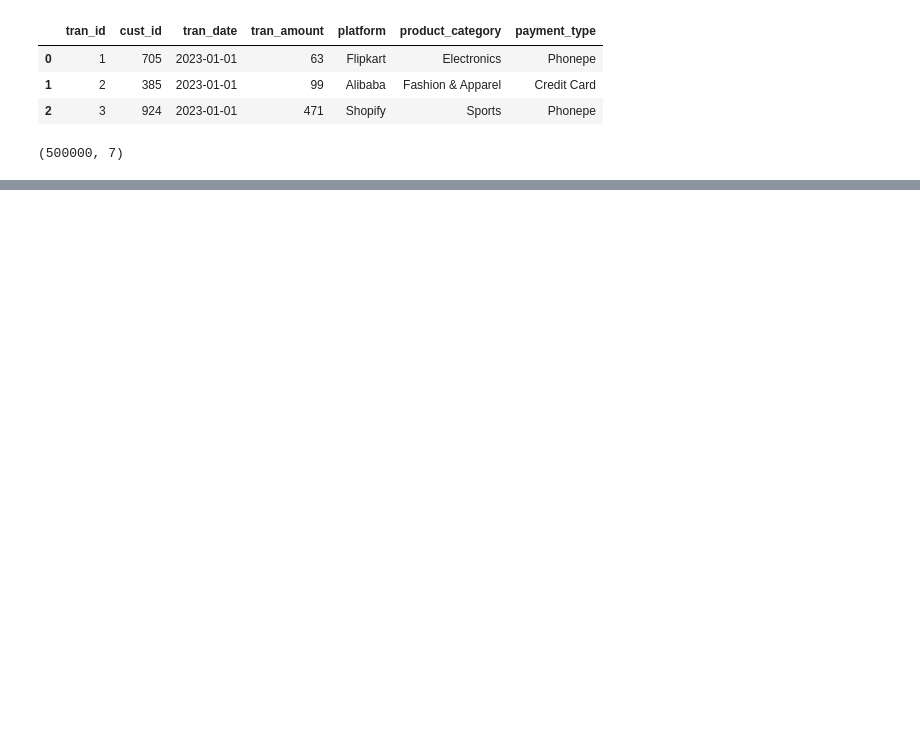
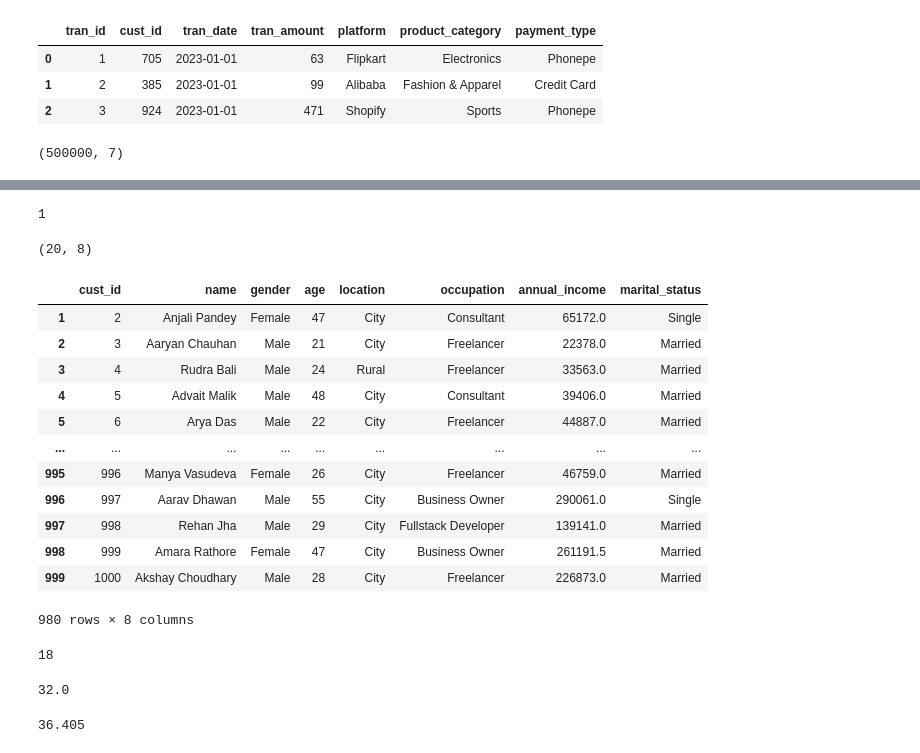
Before and after one commit to jdhova/DummyBank, a Jupyter notebook: DummyBank.ipynb, the cells around one changed output, grey strips where cells are left out. Cells and saved outputs as stored; diff of their text form; code cells hidden in the pictures; blank space fills up the shorter version.

```diff
--- a/DummyBank.ipynb
+++ b/DummyBank.ipynb
@@ -42,0 +185,37 @@ data_transactions.shape
+# %%
+outliarsData1.age.min()
+# %% [output]
+1
+# %%
+outliarsData1.shape
+# %% [output]
+(20, 8)
+# %%
+validData1 = data_customers2[(data_customers2.age>14)&(data_customers2.age<81)]
+validData1
+# %% [output]
+|  | cust_id | name | gender | age | location | occupation | annual_income | marital_status |
+| 1 | 2 | Anjali Pandey | Female | 47 | City | Consultant | 65172.0 | Single |
+| 2 | 3 | Aaryan Chauhan | Male | 21 | City | Freelancer | 22378.0 | Married |
+| 3 | 4 | Rudra Bali | Male | 24 | Rural | Freelancer | 33563.0 | Married |
+| 4 | 5 | Advait Malik | Male | 48 | City | Consultant | 39406.0 | Married |
+| 5 | 6 | Arya Das | Male | 22 | City | Freelancer | 44887.0 | Married |
+| ... | ... | ... | ... | ... | ... | ... | ... | ... |
+| 995 | 996 | Manya Vasudeva | Female | 26 | City | Freelancer | 46759.0 | Married |
+| 996 | 997 | Aarav Dhawan | Male | 55 | City | Business Owner | 290061.0 | Single |
+| 997 | 998 | Rehan Jha | Male | 29 | City | Fullstack Developer | 139141.0 | Married |
+| 998 | 999 | Amara Rathore | Female | 47 | City | Business Owner | 261191.5 | Married |
+| 999 | 1000 | Akshay Choudhary | Male | 28 | City | Freelancer | 226873.0 | Married |
+980 rows × 8 columns
+# %%
+validData1.age.min()
+# %% [output]
+18
+# %%
+data_customers2.age.median()
+# %% [output]
+32.0
+# %%
+data_customers2.age.mean()
+# %% [output]
+36.405
```
Also changed, not shown: parts of 29 cells of this notebook.
